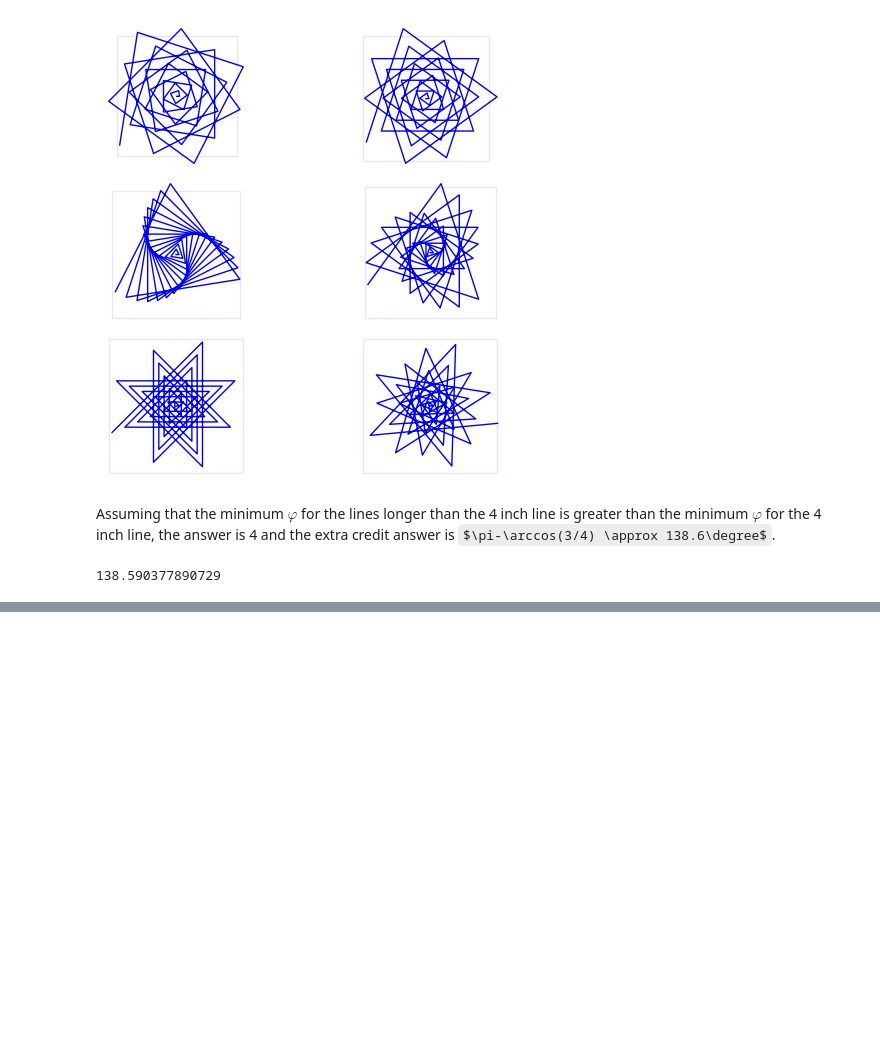
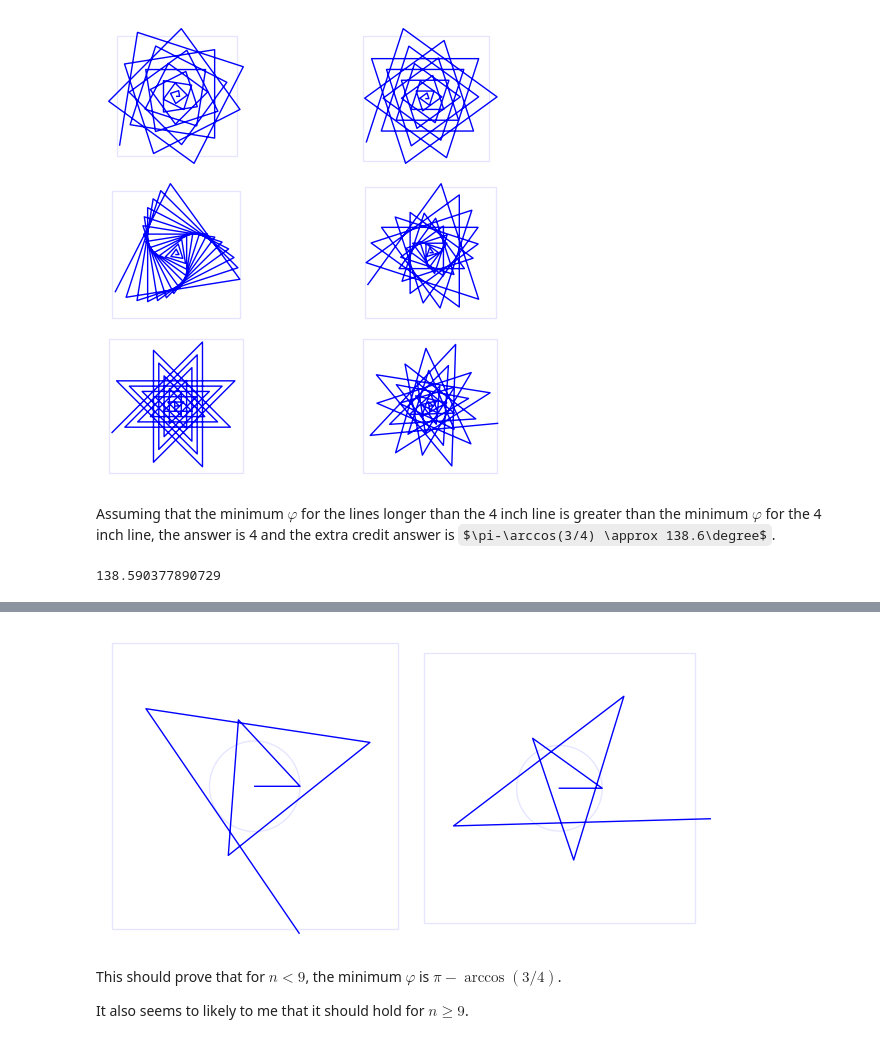
Before and after one commit to qpliu/sunday-puzzle, a Jupyter notebook: riddler/2025/20251003.ipynb, the cells around one changed output, grey strips where cells are left out. Cells and saved outputs as stored; diff of their text form; code cells hidden in the pictures; some formulas as TeX source; blank space fills up the shorter version.

```diff
--- a/riddler/2025/20251003.ipynb
+++ b/riddler/2025/20251003.ipynb
@@ -115,0 +141,9 @@ for (n,a,b,r,f) in ab(2.4):
+# %%
+graphics_array([path(6,pi-arccos(3/4)-0.1)+circle((0,0),1,alpha=0.1),
+                path(6,pi-arccos(3/4)+0.1)+circle((0,0),1,alpha=0.1)])
+# %% [output]
+[figure, added]
+# %% [markdown]
+This should prove that for $n < 9$, the minimum $\varphi$ is $\pi-\arccos(3/4)$.
+
+It also seems to likely to me that it should hold for $n \ge 9$.
```
Also changed, not shown: parts of 8 cells of this notebook.
